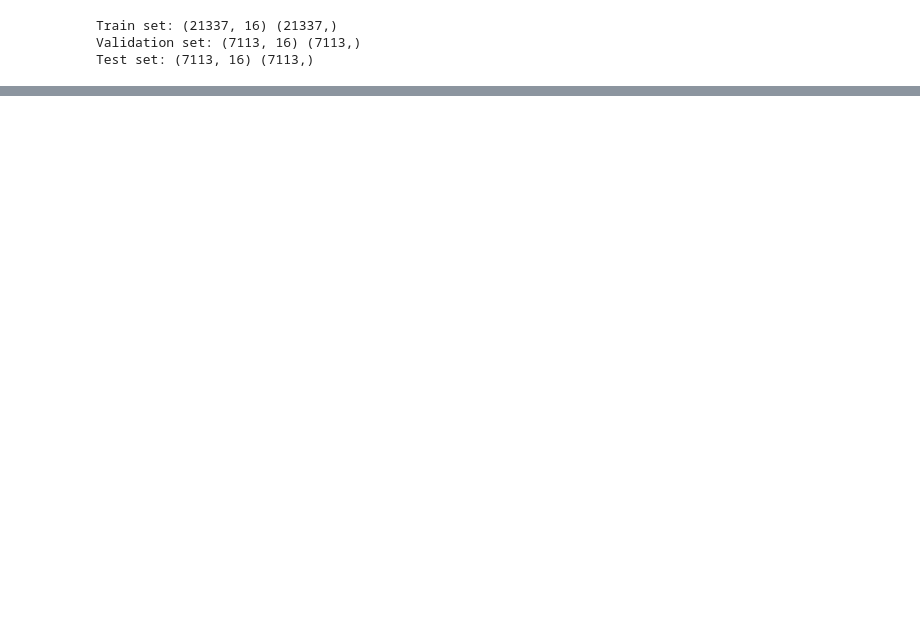
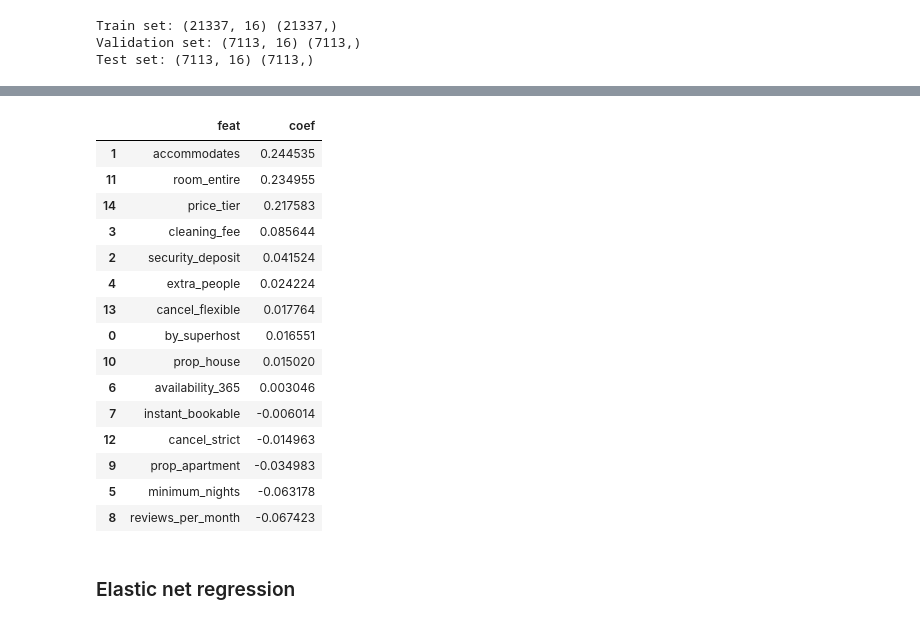
Before and after one commit to tri-bui/airbnb-la-listings, a Jupyter notebook: 3-modeling.ipynb, the cells around one changed output, grey strips where cells are left out. Drawn from its saved outputs; the diff is of its cells as text; code cells hidden in the pictures; blank space fills up the shorter version.

```diff
--- a/3-modeling.ipynb
+++ b/3-modeling.ipynb
@@ -369,0 +477,4 @@ Test set: (7113, 16) (7113,)
+# %%
+# Scale the validation set
+X_val_scaled = pd.DataFrame(scaler.transform(X_val), columns=X_val.columns)
+X_val_scaled.head(2)
@@ -369,0 +495,5 @@ Test set: (7113, 16) (7113,)
+# %%
+lr = LinearRegression()
+lr.fit(X_train_scaled, y_train)
+print('Train R2 Score:', lr.score(X_train_scaled, y_train))
+print('Val R2 Score:', lr.score(X_val_scaled, y_val))
@@ -369,0 +516,8 @@ Test set: (7113, 16) (7113,)
+# %%
+for a in [10 ** e for e in range(-10, 3, 2)]:
+    lasso = Lasso(alpha=a, max_iter=1e6, random_state=0)
+    lasso.fit(X_train_scaled, y_train)
+    print(f'alpha={a}')
+    print('Train R2 Score:', lasso.score(X_train_scaled, y_train))
+    print('Val R2 Score:', lasso.score(X_val_scaled, y_val))
+    print()
@@ -369,0 +542,22 @@ Test set: (7113, 16) (7113,)
+# %%
+# Coefficients
+utils.feat_coefs(X_train_scaled.columns, lasso.coef_)
+# %% [output]
+|  | feat | coef |
+| 1 | accommodates | 0.244535 |
+| 11 | room_entire | 0.234955 |
+| 14 | price_tier | 0.217583 |
+| 3 | cleaning_fee | 0.085644 |
+| 2 | security_deposit | 0.041524 |
+| 4 | extra_people | 0.024224 |
+| 13 | cancel_flexible | 0.017764 |
+| 0 | by_superhost | 0.016551 |
+| 10 | prop_house | 0.015020 |
+| 6 | availability_365 | 0.003046 |
+| 7 | instant_bookable | -0.006014 |
+| 12 | cancel_strict | -0.014963 |
+| 9 | prop_apartment | -0.034983 |
+| 5 | minimum_nights | -0.063178 |
+| 8 | reviews_per_month | -0.067423 |
+# %% [markdown]
+### Elastic net regression
```
Also changed, not shown: parts of 25 cells of this notebook, 1 other file.
